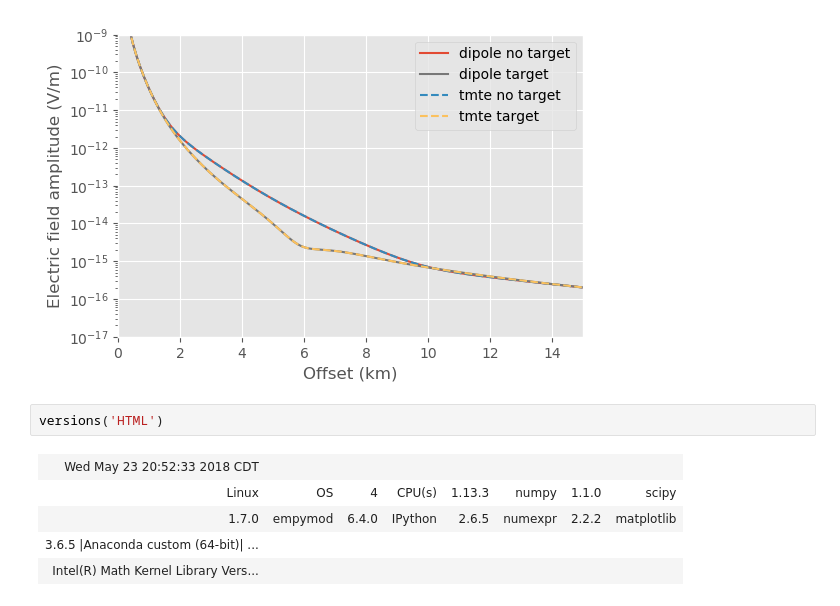
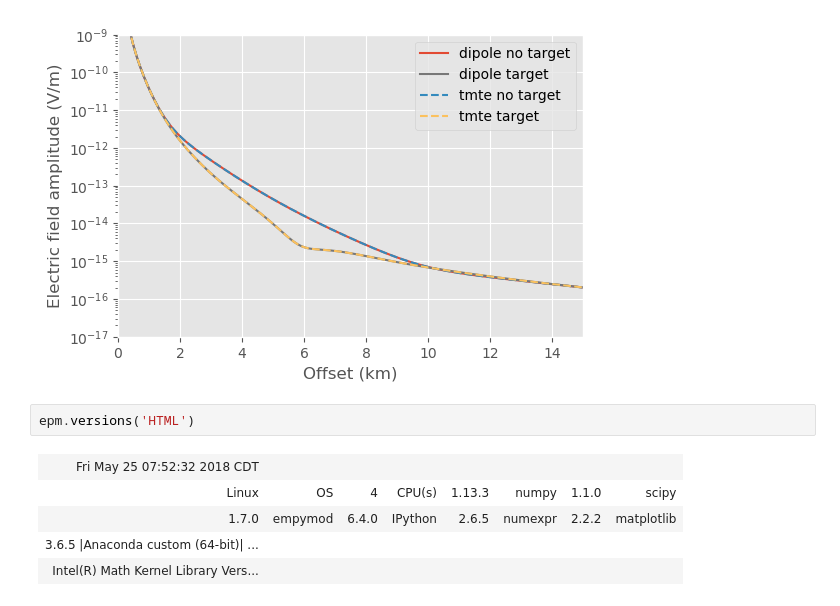
Before and after one commit to emsig/empymod-examples, a Jupyter notebook: 4a_TMTE-split.ipynb, the cells around one changed output. Cells and saved outputs as stored; diff of their text form.

```diff
--- a/4a_TMTE-split.ipynb
+++ b/4a_TMTE-split.ipynb
@@ -111,11 +109,11 @@ plt.xlim([0, 15])
 plt.show()
 # %% [output]
 [figure]
-# %%
-versions('HTML')
-# %% [output]
-| Wed May 23 20:52:33 2018 CDT |  |  |  |  |  |  |  |
-| Linux | OS | 4 | CPU(s) | 1.13.3 | numpy | 1.1.0 | scipy |
-| 1.7.0 | empymod | 6.4.0 | IPython | 2.6.5 | numexpr | 2.2.2 | matplotlib |
-| 3.6.5 |Anaconda custom (64-bit)| ... |  |  |  |  |  |  |  |
-| Intel(R) Math Kernel Library Vers... |  |  |  |  |  |  |  |
+# %%
+epm.versions('HTML')
+# %% [output]
+| Fri May 25 07:52:32 2018 CDT |  |  |  |  |  |  |  |
+| Linux | OS | 4 | CPU(s) | 1.13.3 | numpy | 1.1.0 | scipy |
+| 1.7.0 | empymod | 6.4.0 | IPython | 2.6.5 | numexpr | 2.2.2 | matplotlib |
+| 3.6.5 |Anaconda custom (64-bit)| ... |  |  |  |  |  |  |  |
+| Intel(R) Math Kernel Library Vers... |  |  |  |  |  |  |  |
```
Also changed, not shown: parts of 4 cells of this notebook, 12 other files.
